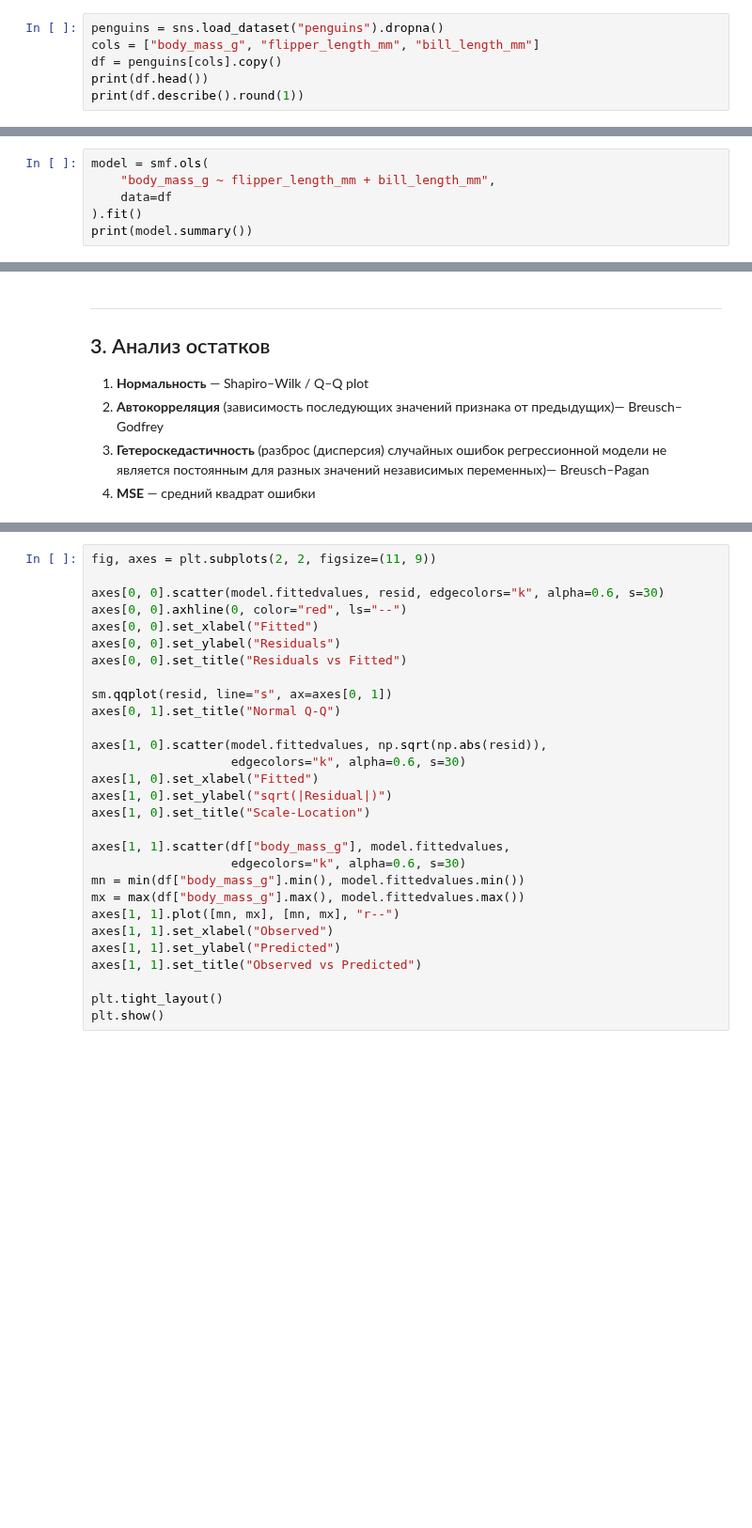
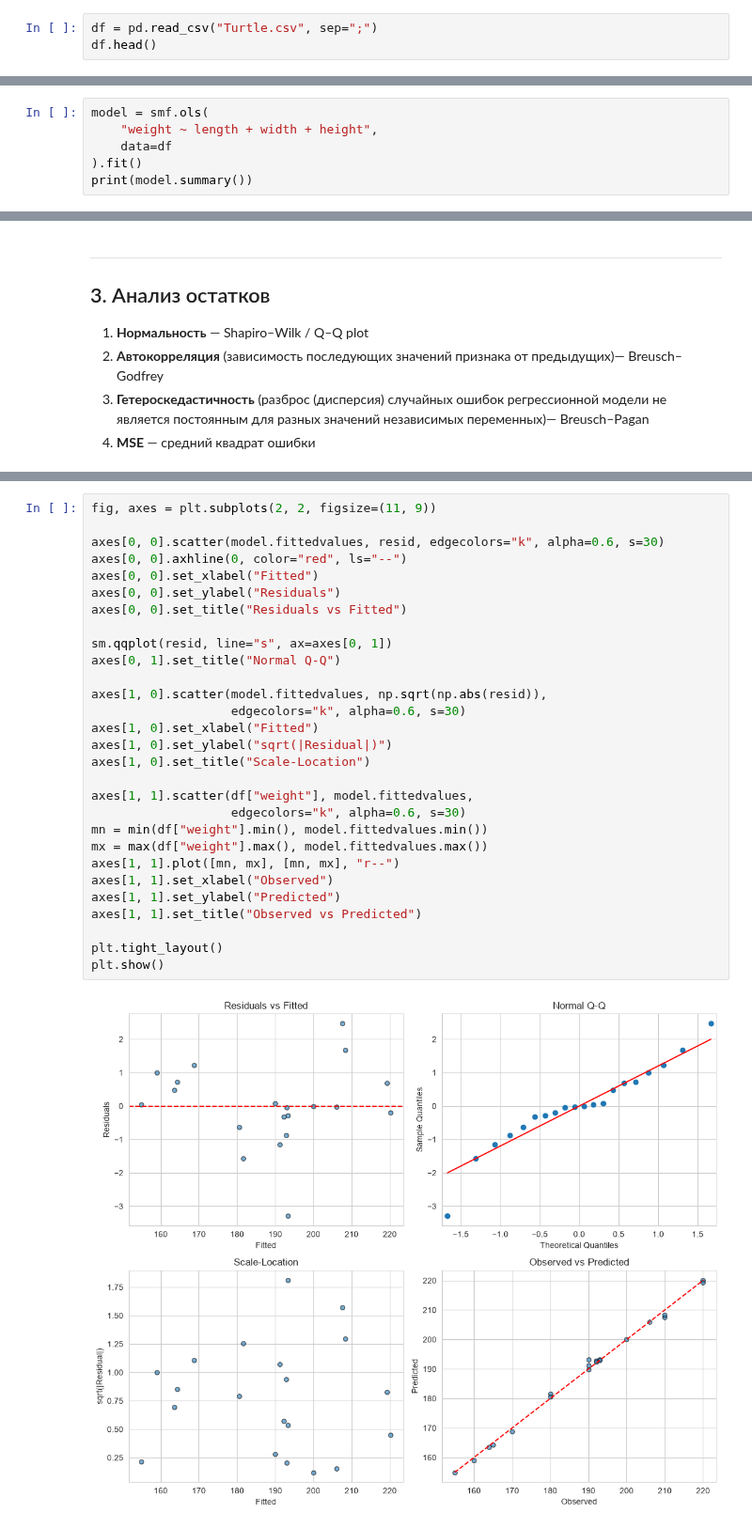
Before and after one commit to Qweeckusha/big_data_vvsu, a Jupyter notebook: practices/lab7/Task_07_Regression_Python.ipynb, the cells around one changed output, grey strips where cells are left out. Shown at 94% size. Cells and saved outputs as stored; diff of their text form; blank space fills up the shorter version.

```diff
--- a/practices/lab7/Task_07_Regression_Python.ipynb
+++ b/practices/lab7/Task_07_Regression_Python.ipynb
@@ -38,8 +38,5 @@ sns.set_style("whitegrid")
 
 Цель: объяснить `body_mass_g` через `flipper_length_mm` и `bill_length_mm`.
 # %%
-penguins = sns.load_dataset("penguins").dropna()
-cols = ["body_mass_g", "flipper_length_mm", "bill_length_mm"]
-df = penguins[cols].copy()
-print(df.head())
-print(df.describe().round(1))
+df = pd.read_csv("Turtle.csv", sep=";")
+df.head()
@@ -69,7 +92,7 @@ smf.ols("y ~ x1 + x2", data=df).fit()
 - **coef, t, P>|t|** — значимость отдельных предикторов.
 # %%
 model = smf.ols(
-    "body_mass_g ~ flipper_length_mm + bill_length_mm",
+    "weight ~ length + width + height",
     data=df
 ).fit()
 print(model.summary())
@@ -98,29 +195,31 @@ print(f"\nMSE = {mse:.2f}, RMSE = {np.sqrt(mse):.2f}")
 # %%
 fig, axes = plt.subplots(2, 2, figsize=(11, 9))
 
 axes[0, 0].scatter(model.fittedvalues, resid, edgecolors="k", alpha=0.6, s=30)
 axes[0, 0].axhline(0, color="red", ls="--")
 axes[0, 0].set_xlabel("Fitted")
 axes[0, 0].set_ylabel("Residuals")
 axes[0, 0].set_title("Residuals vs Fitted")
 
 sm.qqplot(resid, line="s", ax=axes[0, 1])
 axes[0, 1].set_title("Normal Q-Q")
 
 axes[1, 0].scatter(model.fittedvalues, np.sqrt(np.abs(resid)),
                    edgecolors="k", alpha=0.6, s=30)
 axes[1, 0].set_xlabel("Fitted")
 axes[1, 0].set_ylabel("sqrt(|Residual|)")
 axes[1, 0].set_title("Scale-Location")
 
-axes[1, 1].scatter(df["body_mass_g"], model.fittedvalues,
+axes[1, 1].scatter(df["weight"], model.fittedvalues,
                    edgecolors="k", alpha=0.6, s=30)
-mn = min(df["body_mass_g"].min(), model.fittedvalues.min())
-mx = max(df["body_mass_g"].max(), model.fittedvalues.max())
+mn = min(df["weight"].min(), model.fittedvalues.min())
+mx = max(df["weight"].max(), model.fittedvalues.max())
 axes[1, 1].plot([mn, mx], [mn, mx], "r--")
 axes[1, 1].set_xlabel("Observed")
 axes[1, 1].set_ylabel("Predicted")
 axes[1, 1].set_title("Observed vs Predicted")
 
 plt.tight_layout()
 plt.show()
+# %% [output]
+[figure, added]
```
Also changed, not shown: parts of 14 cells of this notebook.
